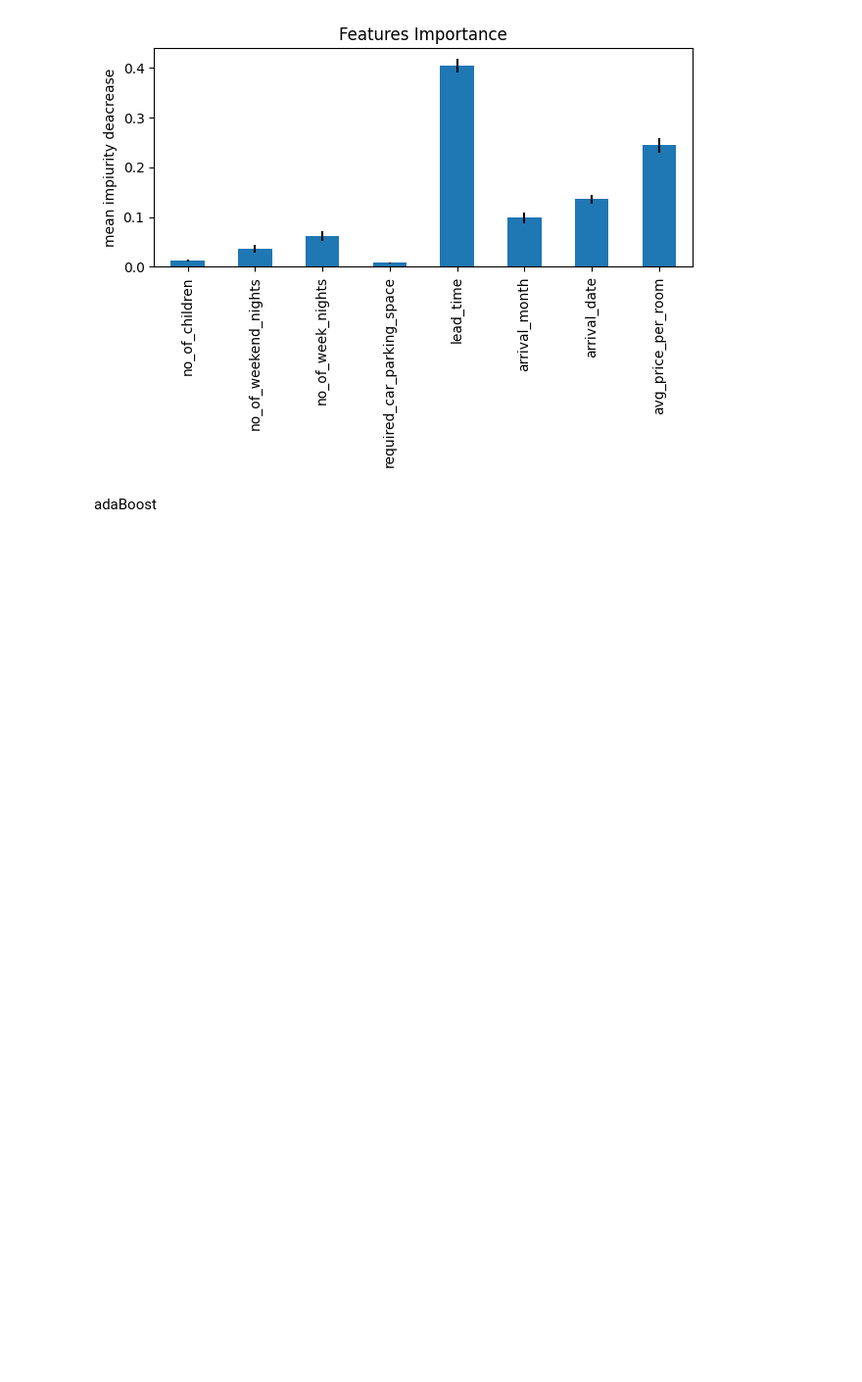
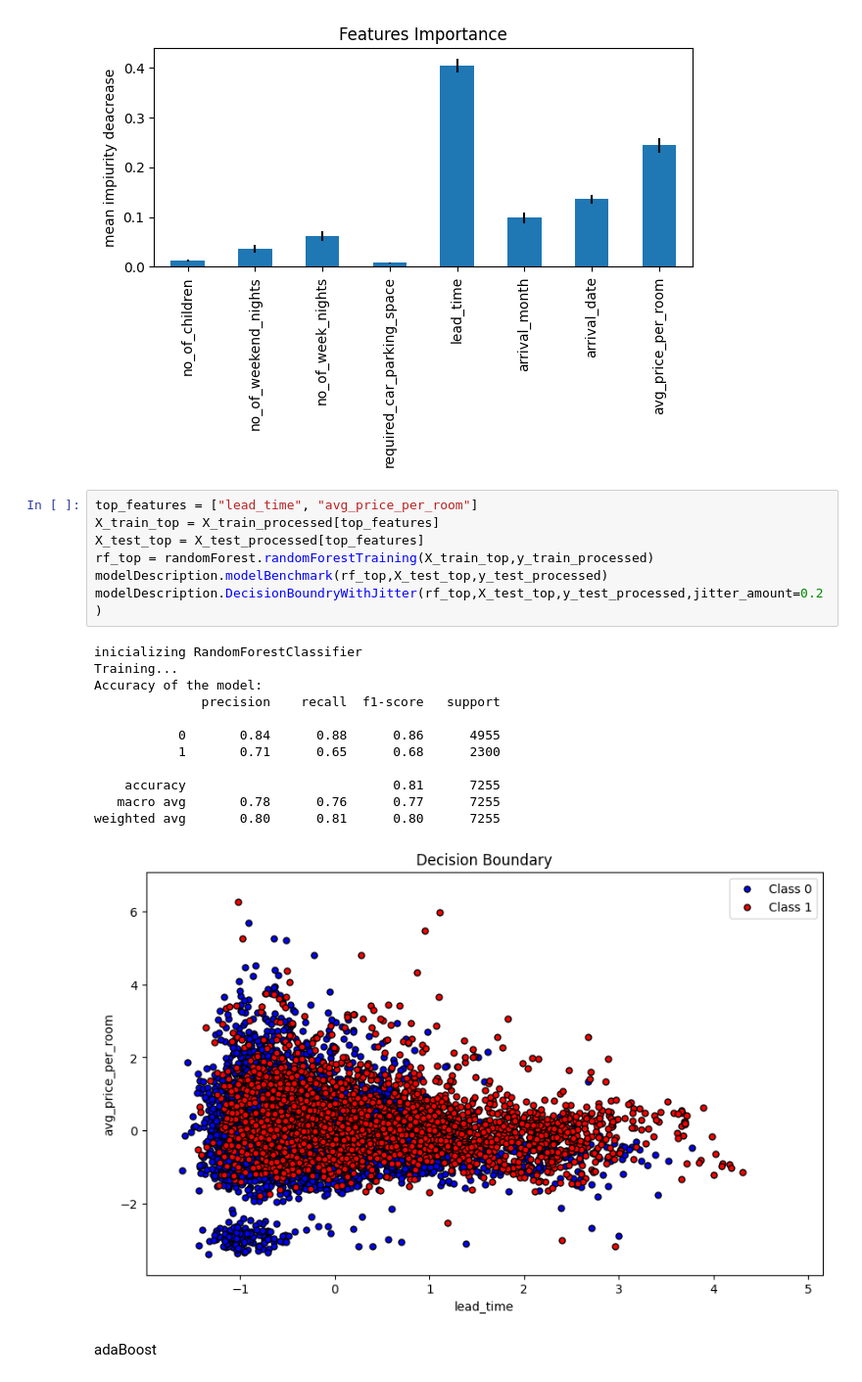
Before and after one commit to KsaweryKomasara/Projekt_KNDS, a Jupyter notebook: Nootebooks/main.ipynb, the cells around one changed output. Shown at 98% size. Drawn from its saved outputs; the diff is of its cells as text; blank space fills up the shorter version.

```diff
--- a/Nootebooks/main.ipynb
+++ b/Nootebooks/main.ipynb
@@ -269,6 +269,26 @@ weighted avg       0.84      0.84      0.84      7255
 [figure]
 [np.True_, np.False_, np.True_, np.True_, np.True_, np.True_, np.True_, np.True_]
 [figure]
+# %%
+top_features = ["lead_time", "avg_price_per_room"]
+X_train_top = X_train_processed[top_features]
+X_test_top = X_test_processed[top_features]
+rf_top = randomForest.randomForestTraining(X_train_top,y_train_processed)
+modelDescription.modelBenchmark(rf_top,X_test_top,y_test_processed)
+modelDescription.DecisionBoundryWithJitter(rf_top,X_test_top,y_test_processed,jitter_amount=0.2)
+# %% [output]
+inicializing RandomForestClassifier
+Training...
+Accuracy of the model:
+              precision    recall  f1-score   support
+
+           0       0.84      0.88      0.86      4955
+           1       0.71      0.65      0.68      2300
+
+    accuracy                           0.81      7255
+   macro avg       0.78      0.76      0.77      7255
+weighted avg       0.80      0.81      0.80      7255
+[figure, added]
 # %% [markdown]
 adaBoost
 # %%
```
Also changed, not shown: parts of 2 cells of this notebook.
